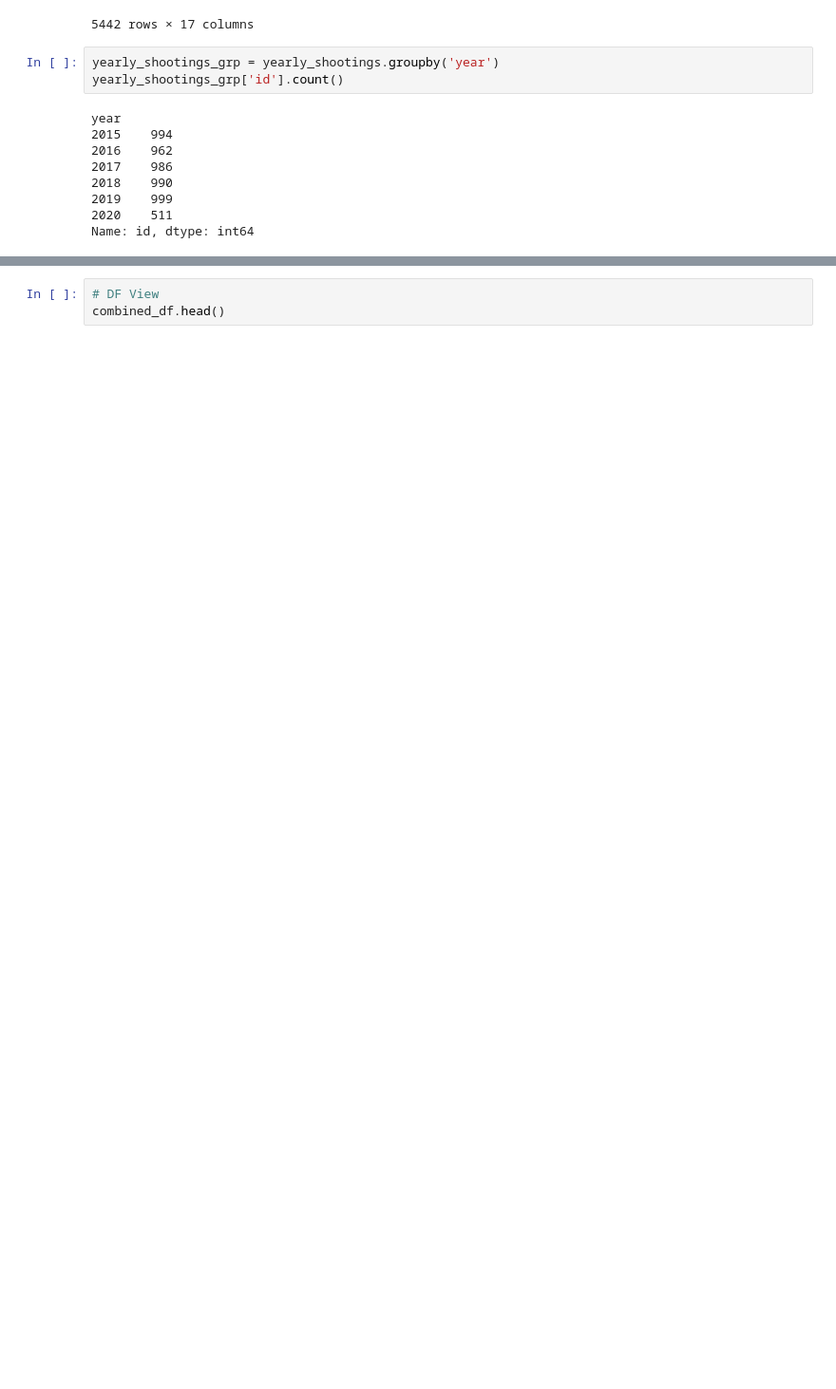
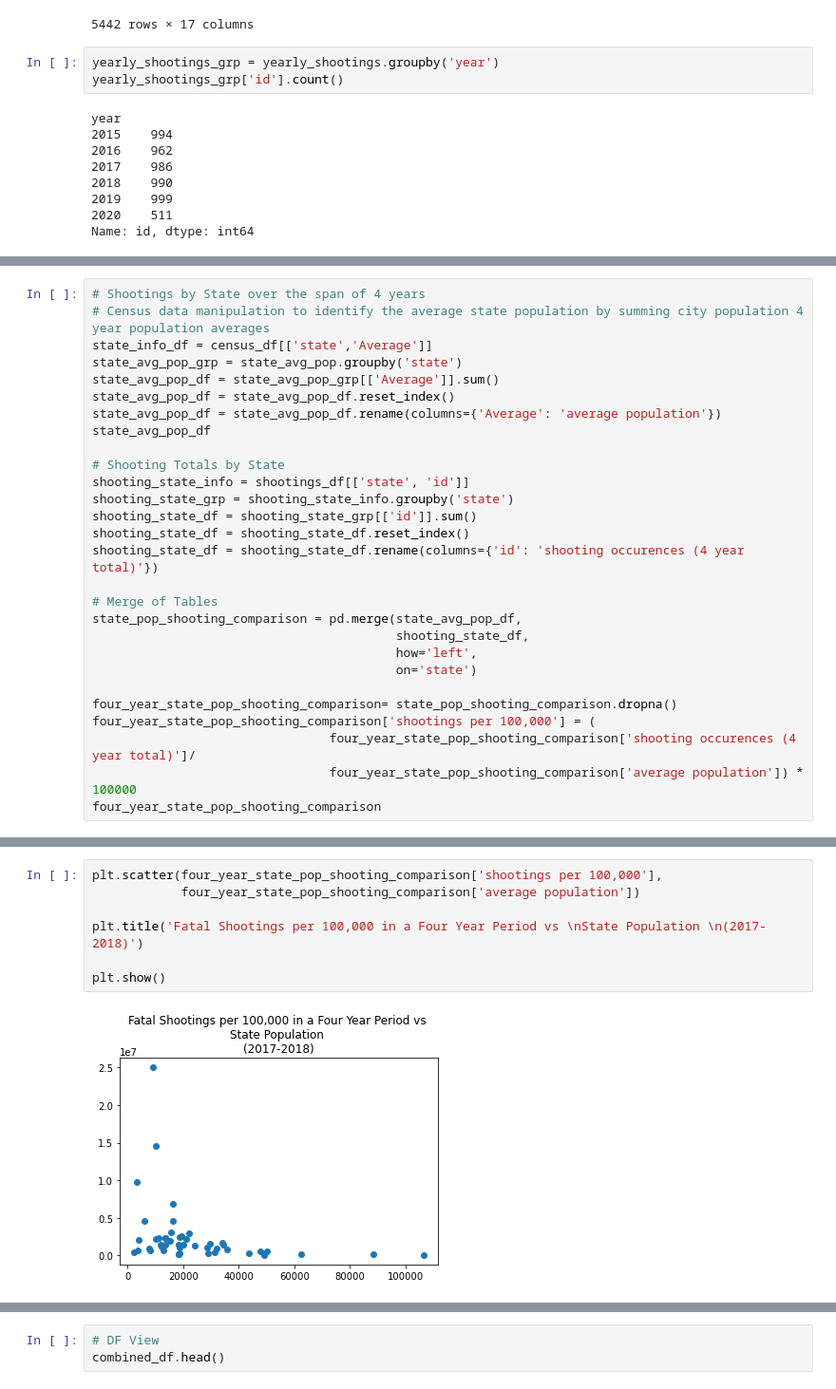
Before and after one commit to szerpa17/fatal-police-shootings, a Jupyter notebook: Analysis_SZ.ipynb, the cells around one changed output, grey strips where cells are left out. Shown at 95% size. Saved outputs shown, nothing was run; the diff lists cells and outputs as text; blank space fills up the shorter version.

Commit message:
calculated state per capita shootings over 4 year span, and for each individual year, added plots

```diff
--- a/Analysis_SZ.ipynb
+++ b/Analysis_SZ.ipynb
@@ -52,0 +55,28 @@ Name: id, dtype: int64
+# %%
+# Shootings by State over the span of 4 years
+# Census data manipulation to identify the average state population by summing city population 4 year population averages
+state_info_df = census_df[['state','Average']]
+state_avg_pop_grp = state_avg_pop.groupby('state')
+state_avg_pop_df = state_avg_pop_grp[['Average']].sum()
+state_avg_pop_df = state_avg_pop_df.reset_index()
+state_avg_pop_df = state_avg_pop_df.rename(columns={'Average': 'average population'})
+state_avg_pop_df
+
+# Shooting Totals by State
+shooting_state_info = shootings_df[['state', 'id']]
+shooting_state_grp = shooting_state_info.groupby('state')
+shooting_state_df = shooting_state_grp[['id']].sum()
+shooting_state_df = shooting_state_df.reset_index()
+shooting_state_df = shooting_state_df.rename(columns={'id': 'shooting occurences (4 year total)'})
+
+# Merge of Tables
+state_pop_shooting_comparison = pd.merge(state_avg_pop_df,
+                                         shooting_state_df,
+                                         how='left',
+                                         on='state')
+
+four_year_state_pop_shooting_comparison= state_pop_shooting_comparison.dropna()
+four_year_state_pop_shooting_comparison['shootings per 100,000'] = (
+                                four_year_state_pop_shooting_comparison['shooting occurences (4 year total)']/
+                                four_year_state_pop_shooting_comparison['average population']) * 100000
+four_year_state_pop_shooting_comparison
@@ -52,0 +105,9 @@ Name: id, dtype: int64
+# %%
+plt.scatter(four_year_state_pop_shooting_comparison['shootings per 100,000'],
+            four_year_state_pop_shooting_comparison['average population'])
+
+plt.title('Fatal Shootings per 100,000 in a Four Year Period vs \nState Population \n(2017-2018)')
+
+plt.show()
+# %% [output]
+[figure, added]
```
Also changed, not shown: parts of 7 cells of this notebook.
